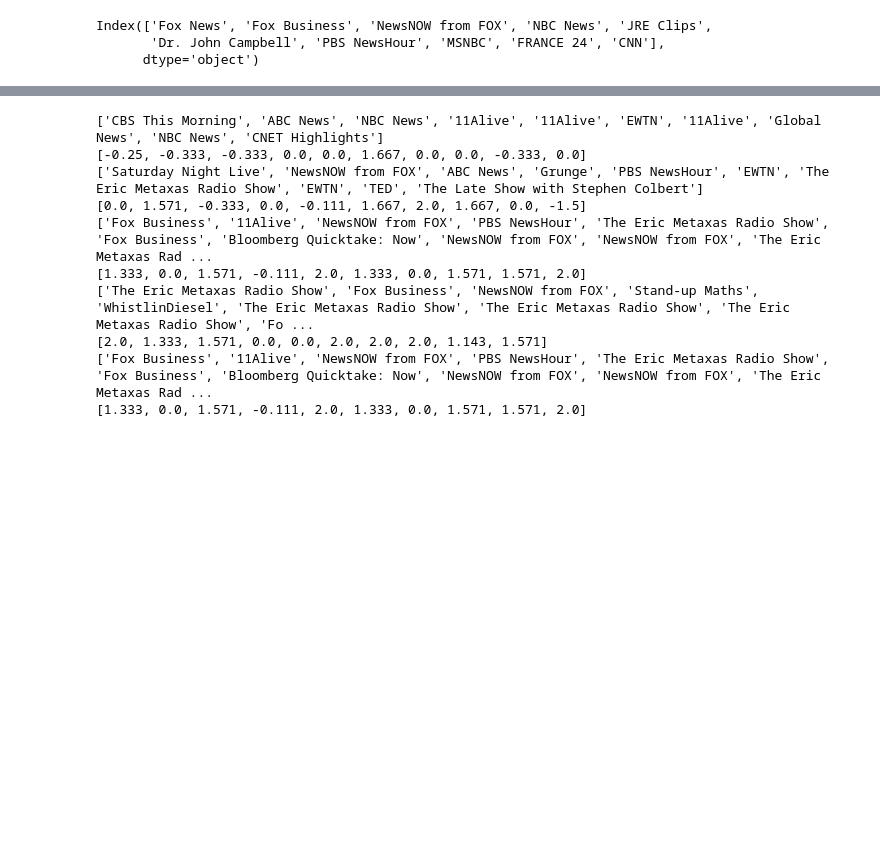
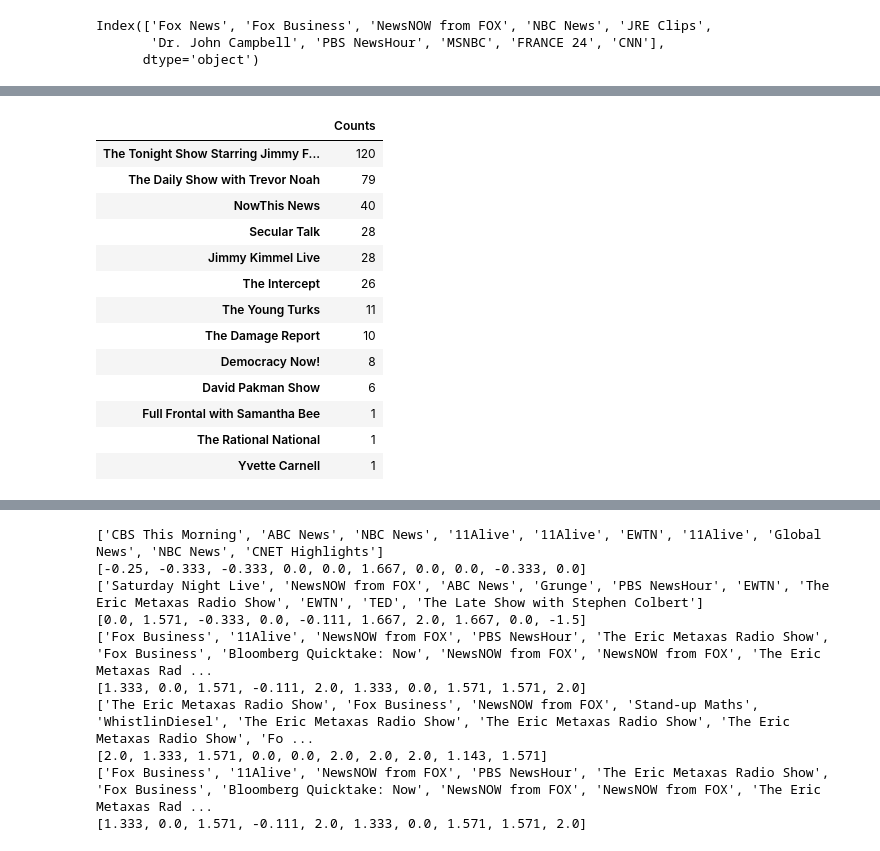
Before and after one commit to daniel-covelli/senior-thesis, a Jupyter notebook: script/viz.ipynb, the cells around one changed output, grey strips where cells are left out. Cells and saved outputs as stored; diff of their text form; code cells hidden in the pictures; blank space fills up the shorter version.

```diff
--- a/script/viz.ipynb
+++ b/script/viz.ipynb
@@ -543,0 +672,12 @@ df_master.shape[0]
+# %%
+rp = df_master[df_master['bias'] == "Right"]
+frp = rp[rp['classif'] == 'Far Right']
+frp = frp['channel_title'].value_counts()[:10].to_frame('Counts')
+rrp = df_master[df_master['classif'] == 'Right']
+rrp = rrp['channel_title'].value_counts()[:10].to_frame('Counts')
+lp = df_master[df_master['bias'] == "Left"]
+flp = lp[lp['weight'] < -1.5]
+flp = flp['channel_title'].value_counts()[:20].to_frame('Counts')
+np = df_master[df_master['bias'] == "Neutral"]
+fnp = np[np['classif'].isin(['Far Left','Far Right'])]
+fnp = fnp['channel_title'].value_counts()[:10].to_frame('Counts')
@@ -543,0 +698,17 @@ df_master.shape[0]
+# %%
+flp
+# %% [output]
+|  | Counts |
+| The Tonight Show Starring Jimmy F... | 120 |
+| The Daily Show with Trevor Noah | 79 |
+| NowThis News | 40 |
+| Secular Talk | 28 |
+| Jimmy Kimmel Live | 28 |
+| The Intercept | 26 |
+| The Young Turks | 11 |
+| The Damage Report | 10 |
+| Democracy Now! | 8 |
+| David Pakman Show | 6 |
+| Full Frontal with Samantha Bee | 1 |
+| The Rational National | 1 |
+| Yvette Carnell | 1 |
```
Also changed, not shown: parts of 33 cells of this notebook, 1 other file.
